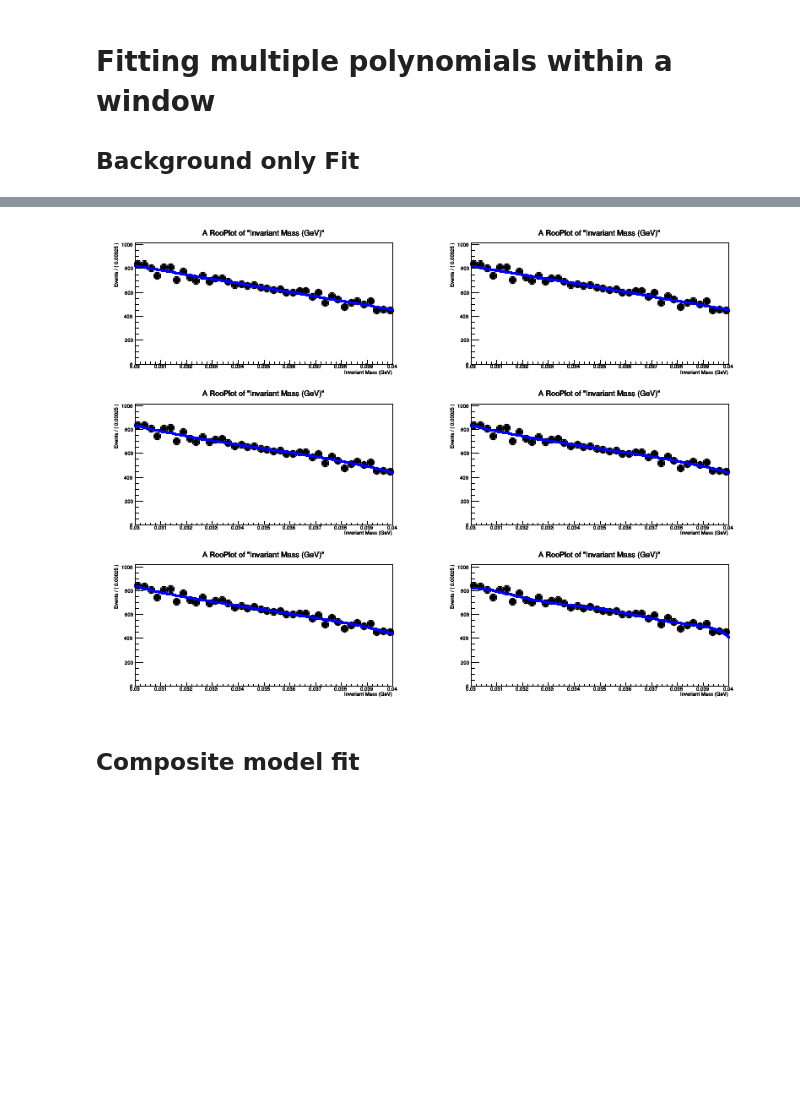
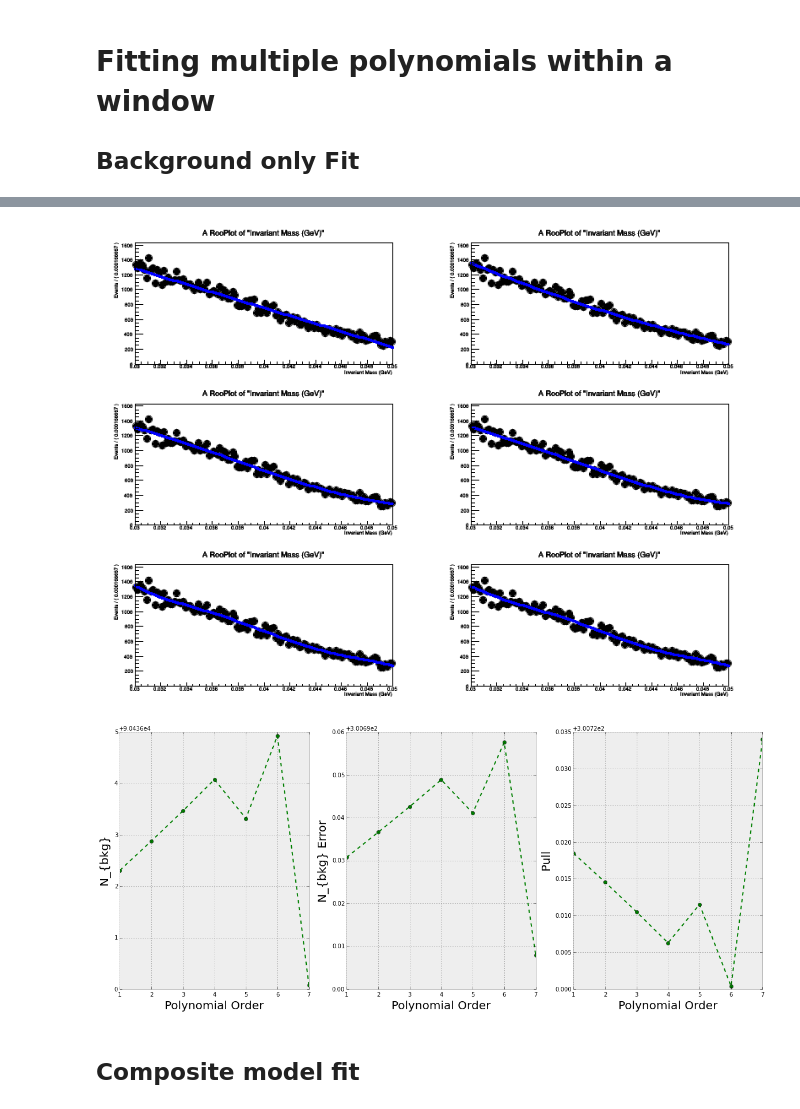
Before and after one commit to omar-moreno/hps-analysis, a Jupyter notebook: python/notebooks/bump_hunt_toy_fitter.ipynb, the cells around one changed output, grey strips where cells are left out. Cells and saved outputs as stored; diff of their text form; code cells hidden in the pictures; blank space fills up the shorter version.

```diff
--- a/python/notebooks/bump_hunt_toy_fitter.ipynb
+++ b/python/notebooks/bump_hunt_toy_fitter.ipynb
@@ -16,25 +17,22 @@ colors = ['#348ABD', '#A60628']
 # Use the Bayesian Methods for Hackers style
 plt.style.use('bmh')
 # %%
-# Path to ROOT file that will be used to obtain the Trident invariant mass histogram
-file_path = "/home/omoreno/work/hps/plots/engrun2015/pass3/mc_1pt05/tridents/all/trident_analysis.root"
+# Path to the ROOT file that will be used to obtain the toy invariant mass distributions used to evaluate the fitter
+file_path = "/home/omoreno/work/hps/plots/engrun2015/pass3/1pt05_mc/tridents/all/invariant_mass_toys_pt167mev.root"
 
-# Open the ROOT file and get the Trident invariant mass histogram
 root_file = root_open(file_path)
+
+histos = list(root_file.objects(r.TH1))
 # %% [markdown]
 ## Trident Invariant Mass
 # %%
-labels = ['All tridents', 'track pair p sum > 0.8 GeV']
-
-histos = []
-histos.append(root_file.Get('invariant mass'))
-histos.append(root_file.Get('invariant mass - final'))
+labels = ['All tridents', 'All tridents']
 
 fig, ax = plt.subplots(nrows=1, ncols=1, figsize=(15, 8))
 ax.set_xlabel("Invariant mass (GeV)", fontsize=20)
 ax.set_yscale('log')
 
-for histo_n in range(0, len(histos)) :
+for histo_n in range(0, 2) :
     histos[histo_n].linecolor = colors[histo_n]
     histos[histo_n].fillstyle = 'solid'
     histos[histo_n].fillcolor = colors[histo_n]
@@ -183,36 +121,40 @@ for var_index in range(0, len(a)) :
 # Get the Trident invariant mass histogram from the file
 mass_histo = histos[1].Clone()
 
-#for bin_n in mass_histo.bins_range() :
-#    print "Bin number : " + str(bin_n) + " :: Bin Center: " + str(mass_histo.GetXaxis().GetBinCenter(bin_n))
-print "Expected number of background events: " + str(mass_histo.Integral(121, 161))
+print "Total events: " + str(mass_histo.GetEntries())
 
 # Create a data histogram that is compatible with RooFit
+min_val = 0.03
+max_val = 0.05
+invariant_mass.setRange("test_range", min_val, max_val)
 arg_list = r.RooArgList(invariant_mass)
 histogram_data = r.RooDataHist("invariant_mass_data", "invariant_mass_data", arg_list, mass_histo)
-
-min_val = 0.03
-max_val = 0.04
-invariant_mass.setRange("test_range", min_val, max_val)
 
 canvas.Clear()
 canvas.Divide(2,3)
 
 index = 1
 
+n_bkg = []
+n_bkg_error = []
+poly_values = []
+
 for model in bkg_comp_models :
 
     # Plot the results
     invariant_mass.setRange(min_val, max_val)
-    plot = invariant_mass.frame()
+    plot = invariant_mass.frame(r.RooFit.Range("test_range"))
 
+    nll = model.createNLL(histogram_data,
+                          r.RooFit.Extended(r.kTRUE),
+                          r.RooFit.Range("test_range"),
+                          r.RooFit.SumCoefRange("test_range"))
 
-    # Fit the window to the background model
-    result = model.fitTo(histogram_data,
-                         r.RooFit.SumCoefRange("test_range"),
-                         r.RooFit.Extended(r.kTRUE),
-                         r.RooFit.Range("test_range"),
-                         r.RooFit.Save())
+    m = r.RooMinuit(nll)
+
+    m.migrad()
+
+    result = m.save()
 
     histogram_data.plotOn(plot)
     model.plotOn(plot,
@@ -225,15 +167,18 @@ for model in bkg_comp_models :
     # Calculate the chi^2
     print "chi2/dof: " + str(plot.chiSquare())
 
+    params = model.getVariables()
+    n_bkg.append(params.find("nbkg").getVal())
+    n_bkg_error.append(params.find("nbkg").getError())
+    poly_values.append(index)
+
+
     index += 1
 
     # Reset all of the parameters
     initial_params = result.floatParsInit()
 
     for a_var in a :
-
-        #print "Resetting value of " + str(a_var.GetName())
-        #print "Current value: " + str(a_var.getVal()) + " Current Error: " + str(a_var.getError())
 
         if initial_params.index(a_var.GetName()) == -1 :
             #print "Variable is not in argument list."
@@ -243,7 +188,20 @@ for model in bkg_comp_models :
 
     nbkg.setVal(initial_params[initial_params.index(nbkg.GetName())].getVal())
     nbkg.setError(initial_params[initial_params.index(nbkg.GetName())].getError())
-        #print "Reset value: " + str(a_var.getVal()) + " Reset Error: " + str(a_var.getError())
+
+pull = np.divide(np.array(n_bkg), np.array(n_bkg_error))
+
+fig, (ax0, ax1, ax2) = plt.subplots(ncols=3, figsize=(20, 8))
+
+ax0.plot(poly_values, n_bkg, 'g--o')
+ax0.set_xlabel("Polynomial Order", fontsize=20)
+ax0.set_ylabel("N_{bkg}", fontsize=20)
+ax1.plot(poly_values, n_bkg_error, 'g--o')
+ax1.set_xlabel("Polynomial Order", fontsize=20)
+ax1.set_ylabel("N_{bkg} Error", fontsize=20)
+ax2.plot(poly_values, pull, 'g--o')
+ax2.set_xlabel("Polynomial Order", fontsize=20)
+ax2.set_ylabel("Pull", fontsize=20)
 
 canvas
 # %% [output]
@@ -258,4 +216,5 @@ chi2/dof: 0.923022800695
-[figure, old version]
+[figure, new version]
+[figure, added]
 # %% [markdown]
 ## Composite model fit
 # %%
```
Also changed, not shown: parts of 11 cells of this notebook.
